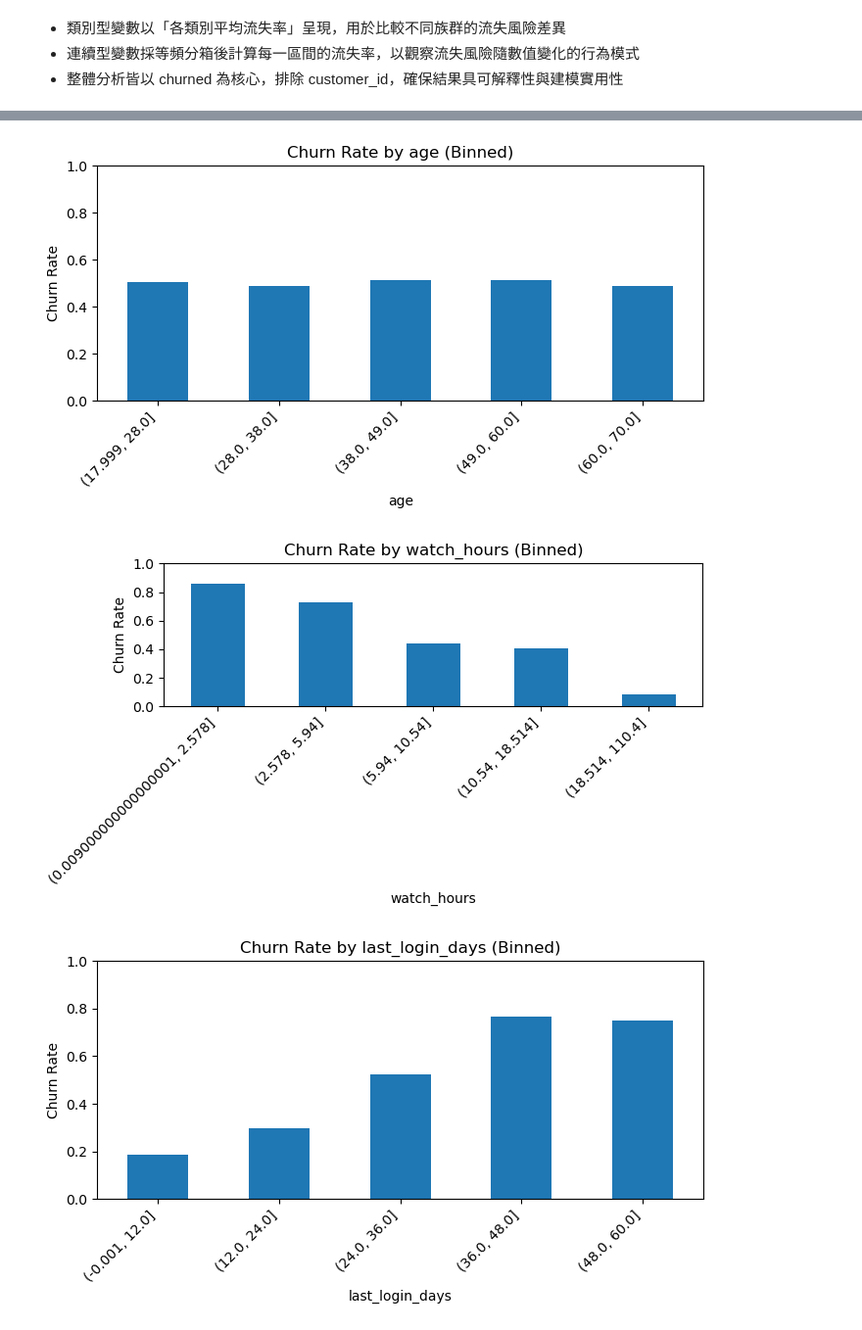
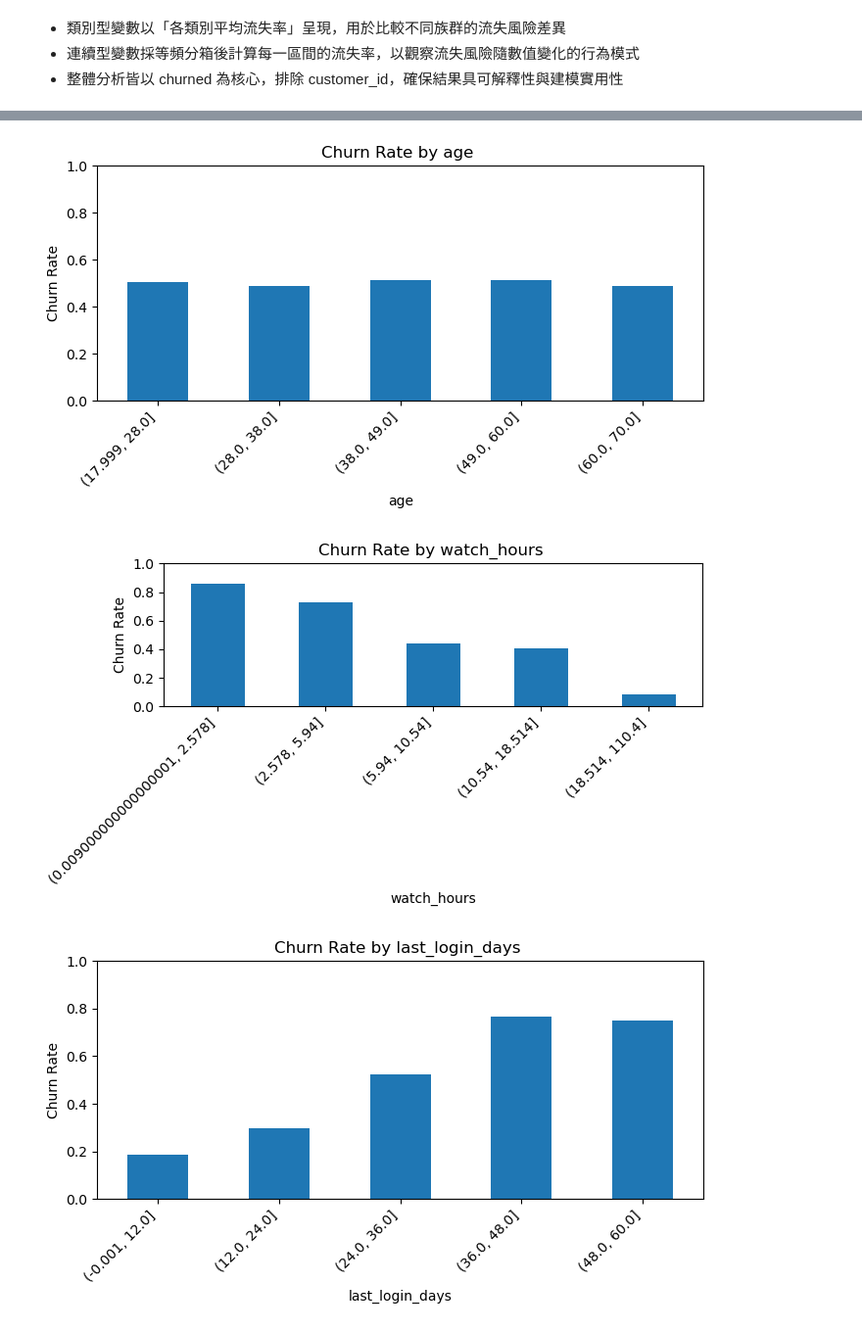
Before and after one commit to wangwang0204/churn-analytics-playbook, a Jupyter notebook: EDA/EDA-Netflix.ipynb, the cells around one changed output, grey strips where cells are left out. Shown at 98% size. Cells and saved outputs as stored; diff of their text form; code cells hidden in the pictures.

```diff
--- a/EDA/EDA-Netflix.ipynb
+++ b/EDA/EDA-Netflix.ipynb
@@ -102,16 +98,13 @@ plt.show()
 import matplotlib.pyplot as plt
 import pandas as pd
 
-# 複製資料
 df = netflix.copy()
 
-# 排除 customer_id
 if "customer_id" in df.columns:
     df = df.drop(columns=["customer_id"])
 
 target = "churned"
 
-# 分類變數型態
 numeric_cols = df.select_dtypes(include=["int64", "float64"]).columns.drop(target)
 categorical_cols = df.select_dtypes(include=["object", "category"]).columns
 
@@ -137,34 +130,34 @@ for col in categorical_cols:
 N_BINS = 5
 
 for col in numeric_cols:
     # 等頻分箱
     df["bin"] = pd.qcut(df[col], q=N_BINS, duplicates="drop")
 
     churn_rate = (
     df.groupby("bin", observed=False)[target]
       .mean()
 )
 
 
     plt.figure(figsize=(7, 4))
     churn_rate.plot(kind="bar")
-    plt.title(f"Churn Rate by {col} (Binned)")
+    plt.title(f"Churn Rate by {col} ")
     plt.xlabel(col)
     plt.ylabel("Churn Rate")
     plt.ylim(0, 1)
     plt.xticks(rotation=45, ha="right")
     plt.tight_layout()
     plt.show()
 
     # 清除暫存欄位
     df.drop(columns=["bin"], inplace=True)
 # %% [output]
 [figure]
 [figure]
 [figure]
 [figure]
 [figure]
 [figure]
-[figure, old version]
+[figure, new version]
-[figure, old version]
+[figure, new version]
-[figure, old version]
+[figure, new version]
```
Also changed, not shown: parts of 3 cells of this notebook.
